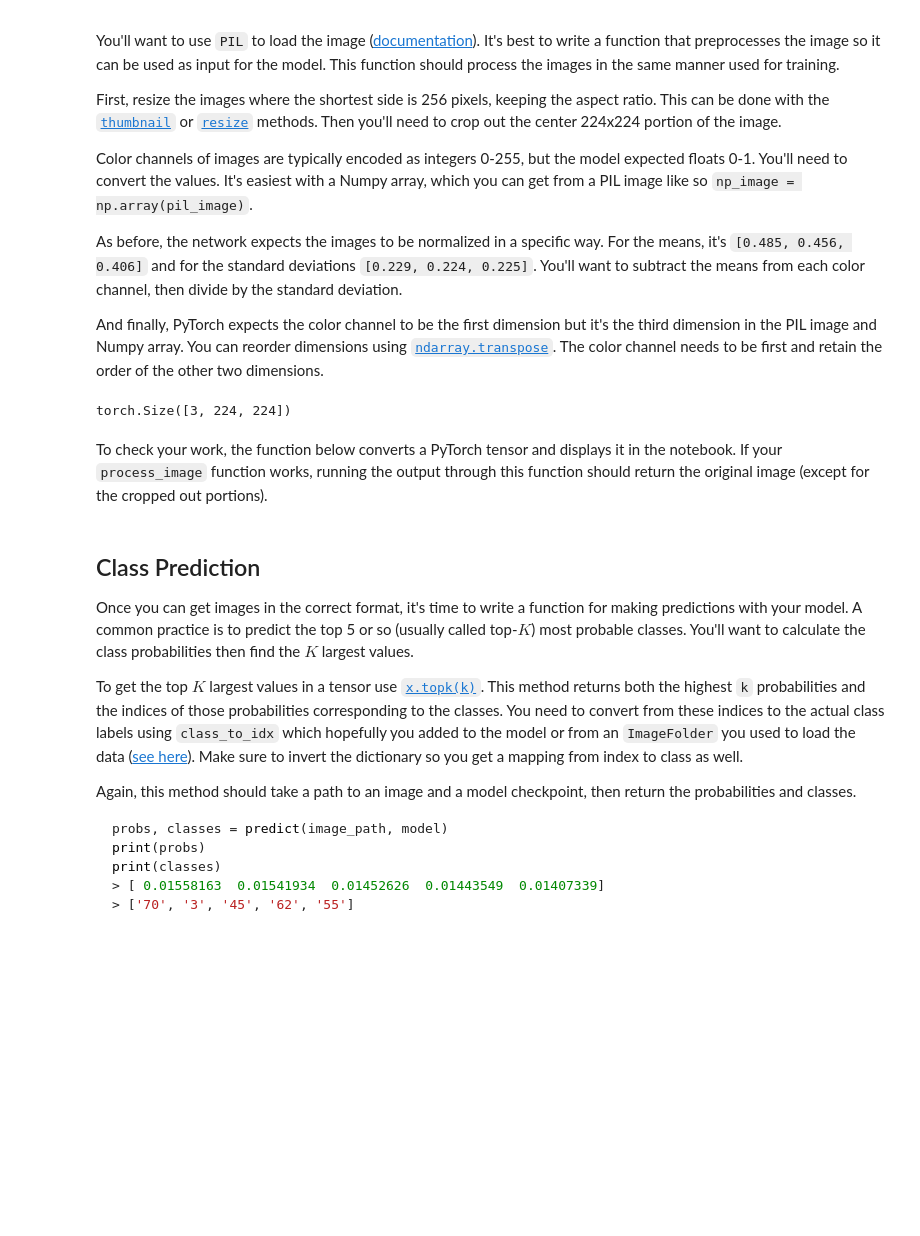
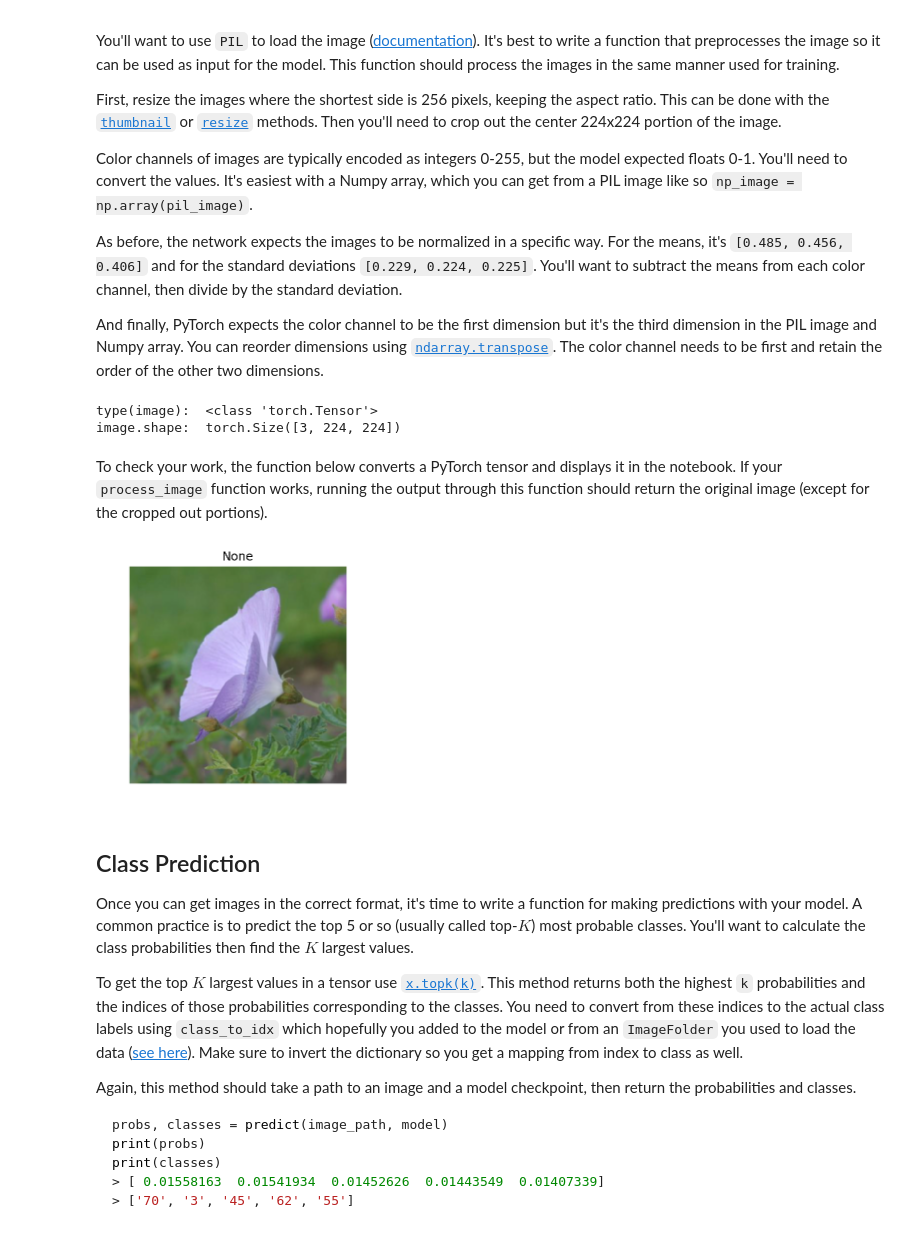
Before and after one commit to hedejan/Image-Classifier-with-Pytorch, a Jupyter notebook: Image Classifier Project.ipynb, the cells around one changed output. Saved outputs shown, nothing was run; the diff lists cells and outputs as text; code cells hidden in the pictures; blank space fills up the shorter version.

```diff
--- a/Image Classifier Project.ipynb
+++ b/Image Classifier Project.ipynb
@@ -227,0 +211,3 @@ model.to(device);
+# %%
+model = models.densenet121(pretrained=True)
+print(model)
@@ -368,12 +395,19 @@ model.load_state_dict(state_dict)
 # %%
 # TODO: Write a function that loads a checkpoint and rebuilds the model
-def load_checkpoint(filepath):
-#     checkpoint = torch.load(filepath, map_location= 'cpu')
-    checkpoint = torch.load(filepath)
-    model = checkpoint['model']
-    model.load_state_dict(checkpoint['state_dict'])
-    return model
+def load_checkpoint(PATH):
+    checkpoint = torch.load(PATH, map_location='cpu')
+    model.classifier = checkpoint['classifier']
+    model.load_state_dict(checkpoint['model_state_dict'])
+    optimizer = optim.Adam(model.classifier.parameters(), lr=0.005)
+    optimizer.load_state_dict(checkpoint['optimizer_state_dict'])
+    class_to_idx = checkpoint['class_to_idx']
+    return model, class_to_idx
 
-model = load_checkpoint('model_checkpoint.pth')
-print(model)
+reload_model, class_to_idx = load_checkpoint('checkpoint.pth')
+
+device = torch.device('cpu')
+
+reload_model = reload_model.to(device)
+print(reload_model)
+print(class_to_idx)
 # %% [output]
@@ -421,13 +455,13 @@ As before, the network expects the images to be normalized in a specific way. Fo
 
 And finally, PyTorch expects the color channel to be the first dimension but it's the third dimension in the PIL image and Numpy array. You can reorder dimensions using [`ndarray.transpose`](https://docs.scipy.org/doc/numpy-1.13.0/reference/generated/numpy.ndarray.transpose.html). The color channel needs to be first and retain the order of the other two dimensions.
 # %%
-def process_image(image):
+def process_image(PATH):
     ''' Scales, crops, and normalizes a PIL image for a PyTorch model,
         returns an Numpy array
     '''
 
     # TODO: Process a PIL image for use in a PyTorch model
-    image = Image.open(image)
+    image = Image.open(PATH)
     transform = transforms.Compose([transforms.Resize(255),
                                   transforms.CenterCrop(224),
                                   transforms.ToTensor(),
@@ -436,12 +470,14 @@ def process_image(image):
                                ])
     image = transform(image)
     return image
-
-
-image_path = (data_dir + '/test' + '/10/' + 'image_07090.jpg')
-image = process_image(image_path)
-print(image.shape)
-# %% [output]
-torch.Size([3, 224, 224])
+# %%
+PATH = './flowers/test/55/image_04701.jpg'
+image = process_image(PATH)
+
+print('type(image): ', type(image))
+print('image.shape: ', image.shape)
+# %% [output]
+type(image):  <class 'torch.Tensor'>
+image.shape:  torch.Size([3, 224, 224])
 # %% [markdown]
 To check your work, the function below converts a PyTorch tensor and displays it in the notebook. If your `process_image` function works, running the output through this function should return the original image (except for the cropped out portions).
@@ -469,3 +484,7 @@ def imshow(image, ax=None, title=None):
+# %%
+imshow(image);
+# %% [output]
+[figure, added]
 # %% [markdown]
 ## Class Prediction
 
```
Also changed, not shown: parts of 32 cells of this notebook, 6 other files.
